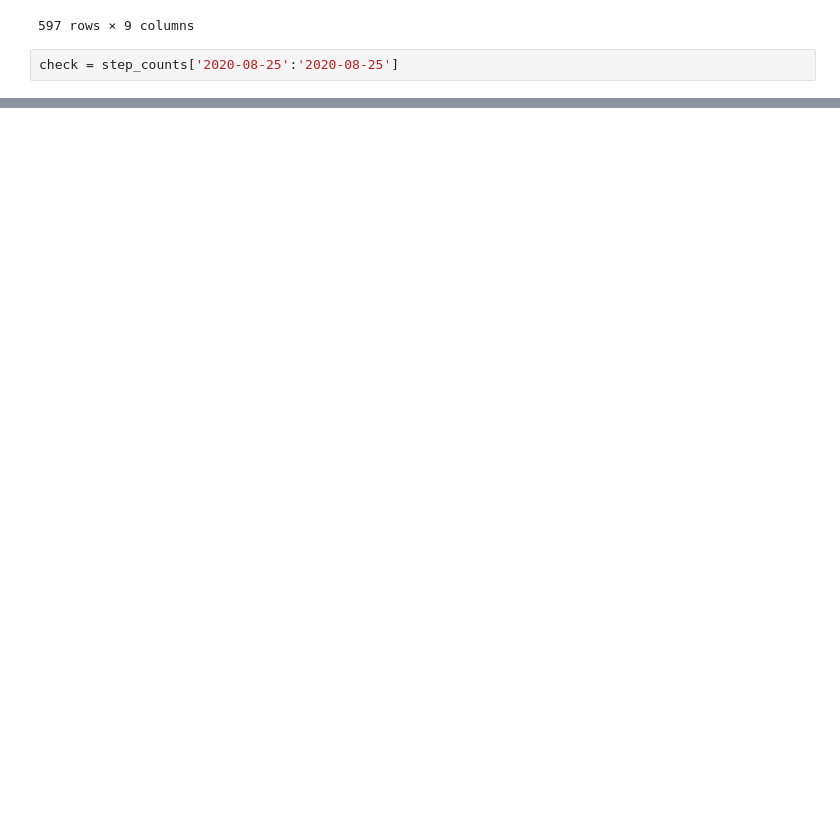
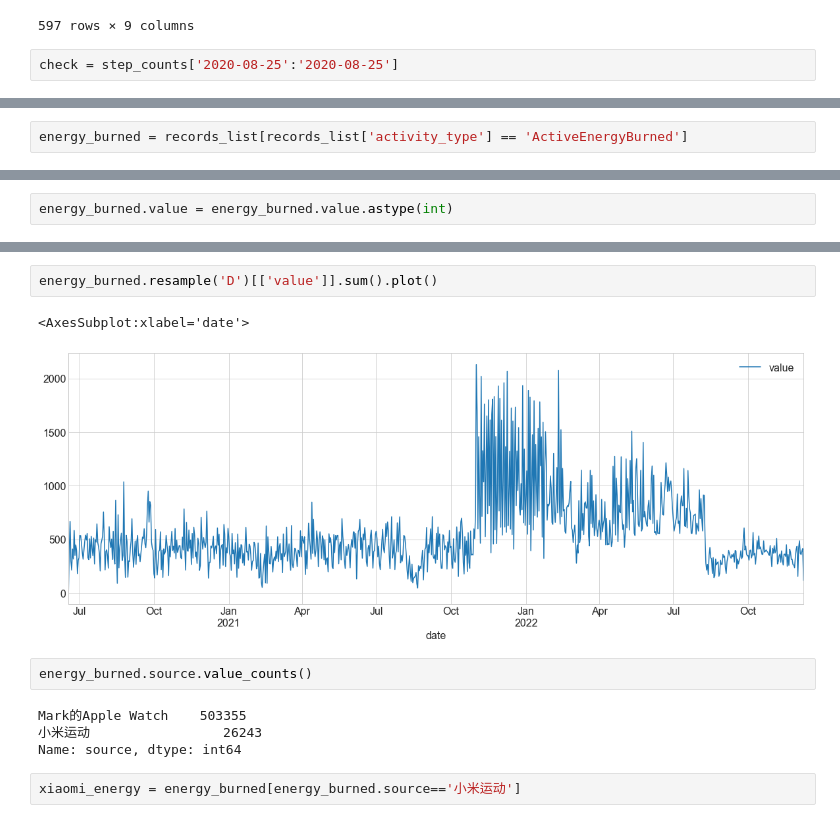
Before and after one commit to markydoug/my_apple_health, a Jupyter notebook: record_explore.ipynb, the cells around one changed output, grey strips where cells are left out. Cells and saved outputs as stored; diff of their text form; blank space fills up the shorter version.

```diff
--- a/record_explore.ipynb
+++ b/record_explore.ipynb
@@ -207,0 +208,2 @@ steps_now.resample('M')[['value']].sum().plot()
+# %%
+energy_burned = records_list[records_list['activity_type'] == 'ActiveEnergyBurned']
@@ -207,0 +229,2 @@ steps_now.resample('M')[['value']].sum().plot()
+# %%
+energy_burned.value = energy_burned.value.astype(int)
@@ -207,0 +260,13 @@ steps_now.resample('M')[['value']].sum().plot()
+# %%
+energy_burned.resample('D')[['value']].sum().plot()
+# %% [output]
+<AxesSubplot:xlabel='date'>
+[figure, added]
+# %%
+energy_burned.source.value_counts()
+# %% [output]
+Mark的Apple Watch    503355
+小米运动                 26243
+Name: source, dtype: int64
+# %%
+xiaomi_energy = energy_burned[energy_burned.source=='小米运动']
```
Also changed, not shown: parts of 36 cells of this notebook.
